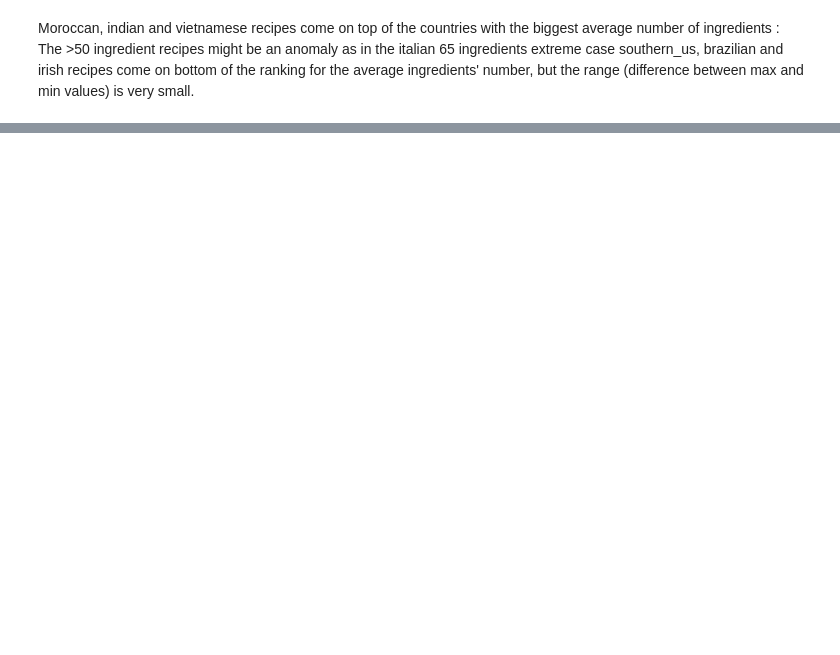
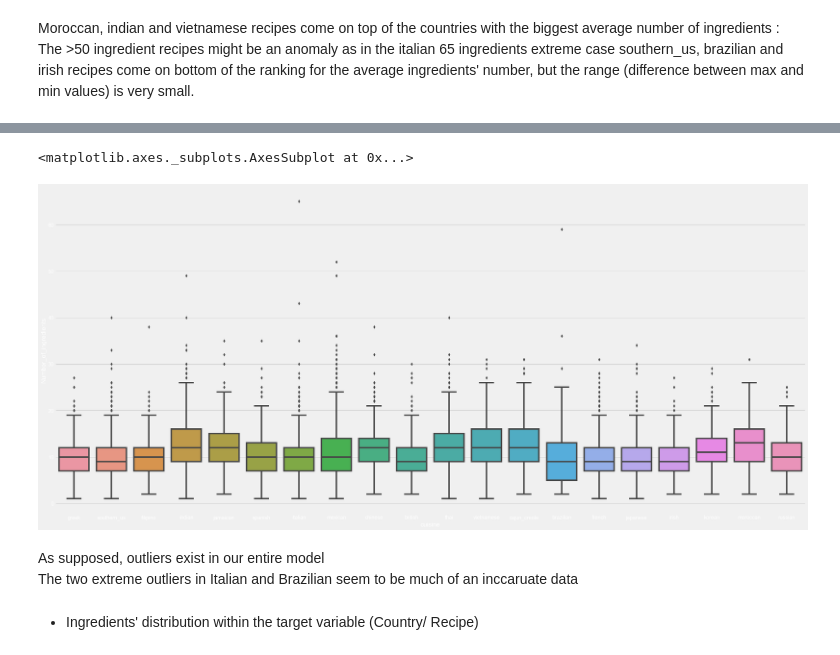
Before and after one commit to khalidBoufelfel/Whatscooking, a Jupyter notebook: Whats_cooking.ipynb, the cells around one changed output, grey strips where cells are left out. Saved outputs shown, nothing was run; the diff lists cells and outputs as text; code cells hidden in the pictures; blank space fills up the shorter version.

```diff
--- a/Whats_cooking.ipynb
+++ b/Whats_cooking.ipynb
@@ -330,0 +363,16 @@ plt.show()
+# %%
+f, ax = plt.subplots(figsize=(32,15))
+plt.style.use('fivethirtyeight')
+sns.boxplot(x='cuisine',
+            y='Number_of_ingredients',
+            data= (pd.concat([traindf.cuisine,traindf.ingredients.map(lambda l: len(l))], axis=1)
+                   .rename(columns={'ingredients':'Number_of_ingredients'}))
+            )
+# %% [output]
+<matplotlib.axes._subplots.AxesSubplot at 0x...>
+[figure, added]
+# %% [markdown]
+As supposed, outliers exist in our entire model<br/>
+The two extreme outliers in Italian and Brazilian seem to be much of an inccaruate data
+# %% [markdown]
+- Ingredients' distribution within the target variable (Country/ Recipe)
```
Also changed, not shown: parts of 22 cells of this notebook.
